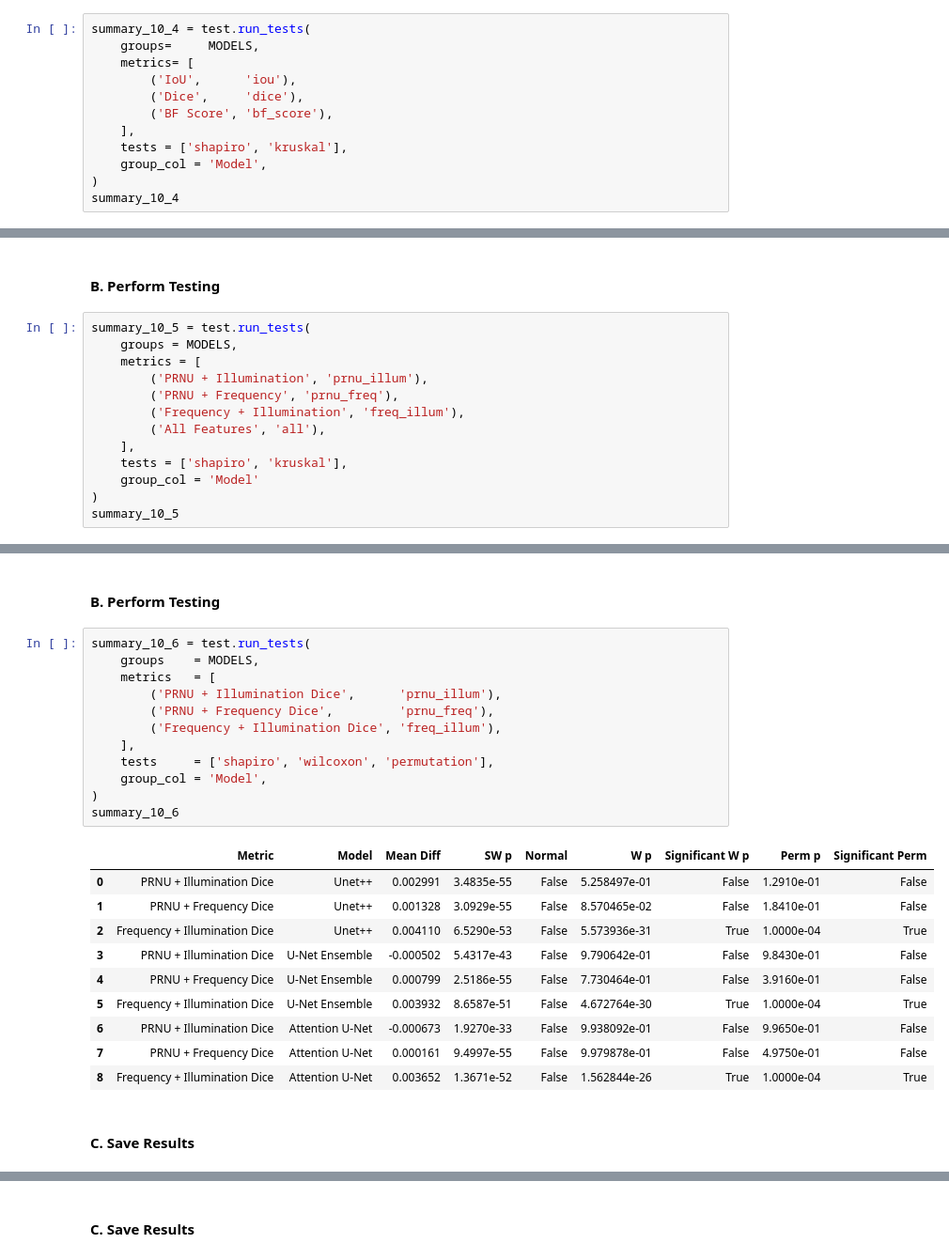
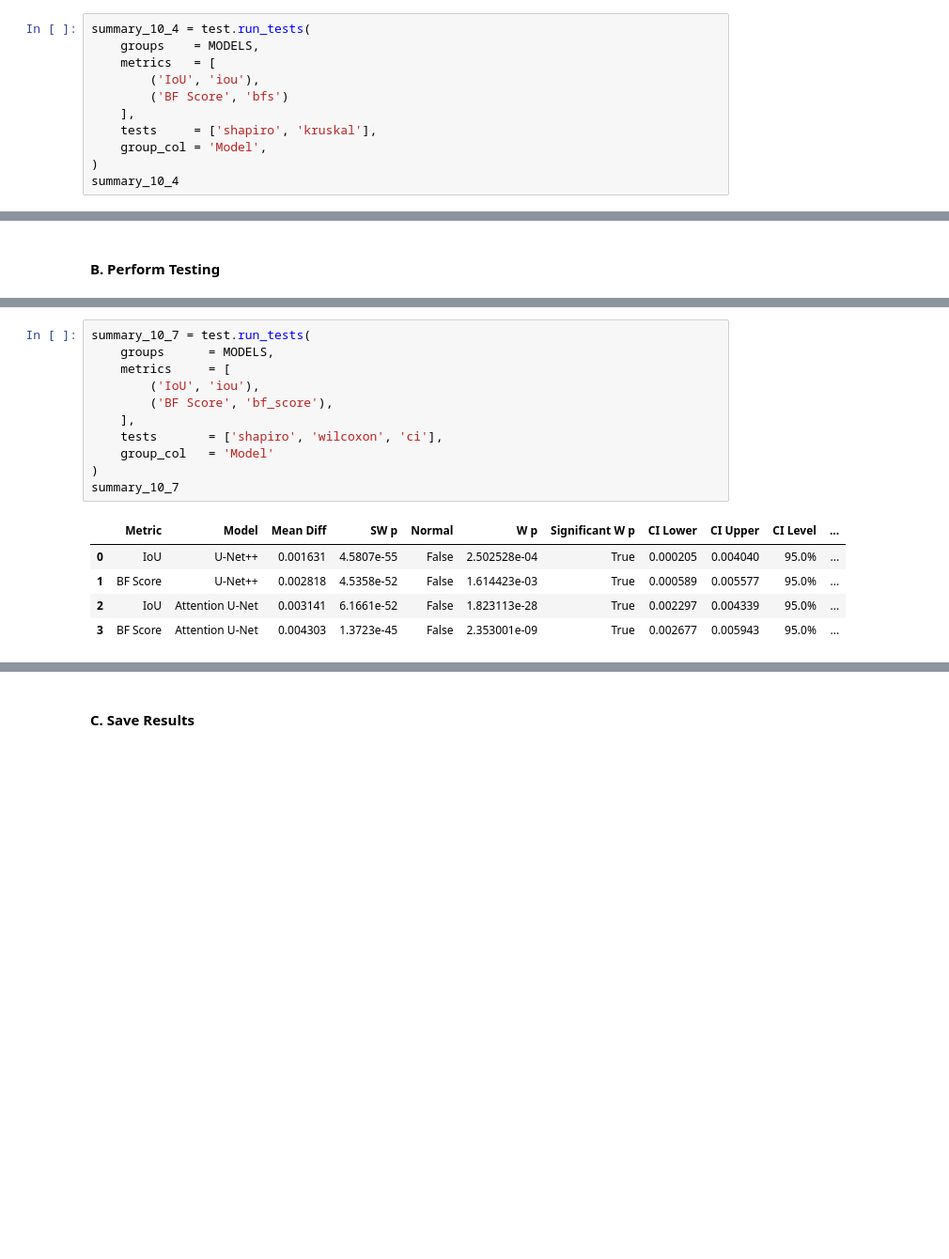
Before and after one commit to JeserylMae/unet-ensemble, a Jupyter notebook: notebooks/10_statistical_test.ipynb, the cells around one changed output, grey strips where cells are left out. Shown at 94% size. Cells and saved outputs as stored; diff of their text form; blank space fills up the shorter version.

```diff
--- a/notebooks/10_statistical_test.ipynb
+++ b/notebooks/10_statistical_test.ipynb
@@ -364,13 +292,12 @@ MODELS = {
 #### B. Perform Testing
 # %%
 summary_10_4 = test.run_tests(
-    groups=     MODELS,
-    metrics= [
-        ('IoU',      'iou'),
-        ('Dice',     'dice'),
-        ('BF Score', 'bf_score'),
+    groups    = MODELS,
+    metrics   = [
+        ('IoU', 'iou'),
+        ('BF Score', 'bfs')
     ],
-    tests = ['shapiro', 'kruskal'],
+    tests     = ['shapiro', 'kruskal'],
     group_col = 'Model',
 )
 summary_10_4
@@ -440,15 +364,2 @@ MODELS = {
 # %% [markdown]
 #### B. Perform Testing
-# %%
-summary_10_5 = test.run_tests(
-    groups = MODELS,
-    metrics = [
-        ('PRNU + Illumination', 'prnu_illum'),
-        ('PRNU + Frequency', 'prnu_freq'),
-        ('Frequency + Illumination', 'freq_illum'),
-        ('All Features', 'all'),
-    ],
-    tests = ['shapiro', 'kruskal'],
-    group_col = 'Model'
-)
-summary_10_5
@@ -507,27 +366,17 @@ MODELS = {
-# %% [markdown]
-#### B. Perform Testing
 # %%
-summary_10_6 = test.run_tests(
-    groups    = MODELS,
-    metrics   = [
-        ('PRNU + Illumination Dice',      'prnu_illum'),
-        ('PRNU + Frequency Dice',         'prnu_freq'),
-        ('Frequency + Illumination Dice', 'freq_illum'),
+summary_10_7 = test.run_tests(
+    groups      = MODELS,
+    metrics     = [
+        ('IoU', 'iou'),
+        ('BF Score', 'bf_score'),
     ],
-    tests     = ['shapiro', 'wilcoxon', 'permutation'],
-    group_col = 'Model',
+    tests       = ['shapiro', 'wilcoxon', 'ci'],
+    group_col   = 'Model'
 )
-summary_10_6
+summary_10_7
 # %% [output]
-|  | Metric | Model | Mean Diff | SW p | Normal | W p | Significant W p | Perm p | Significant Perm |
-| 0 | PRNU + Illumination Dice | Unet++ | 0.002991 | 3.4835e-55 | False | 5.258497e-01 | False | 1.2910e-01 | False |
-| 1 | PRNU + Frequency Dice | Unet++ | 0.001328 | 3.0929e-55 | False | 8.570465e-02 | False | 1.8410e-01 | False |
-| 2 | Frequency + Illumination Dice | Unet++ | 0.004110 | 6.5290e-53 | False | 5.573936e-31 | True | 1.0000e-04 | True |
-| 3 | PRNU + Illumination Dice | U-Net Ensemble | -0.000502 | 5.4317e-43 | False | 9.790642e-01 | False | 9.8430e-01 | False |
-| 4 | PRNU + Frequency Dice | U-Net Ensemble | 0.000799 | 2.5186e-55 | False | 7.730464e-01 | False | 3.9160e-01 | False |
-| 5 | Frequency + Illumination Dice | U-Net Ensemble | 0.003932 | 8.6587e-51 | False | 4.672764e-30 | True | 1.0000e-04 | True |
-| 6 | PRNU + Illumination Dice | Attention U-Net | -0.000673 | 1.9270e-33 | False | 9.938092e-01 | False | 9.9650e-01 | False |
-| 7 | PRNU + Frequency Dice | Attention U-Net | 0.000161 | 9.4997e-55 | False | 9.979878e-01 | False | 4.9750e-01 | False |
-| 8 | Frequency + Illumination Dice | Attention U-Net | 0.003652 | 1.3671e-52 | False | 1.562844e-26 | True | 1.0000e-04 | True |
+|  | Metric | Model | Mean Diff | SW p | Normal | W p | Significant W p | CI Lower | CI Upper | CI Level | ... |
+| 0 | IoU | U-Net++ | 0.001631 | 4.5807e-55 | False | 2.502528e-04 | True | 0.000205 | 0.004040 | 95.0% | ... |
+| 1 | BF Score | U-Net++ | 0.002818 | 4.5358e-52 | False | 1.614423e-03 | True | 0.000589 | 0.005577 | 95.0% | ... |
+| 2 | IoU | Attention U-Net | 0.003141 | 6.1661e-52 | False | 1.823113e-28 | True | 0.002297 | 0.004339 | 95.0% | ... |
+| 3 | BF Score | Attention U-Net | 0.004303 | 1.3723e-45 | False | 2.353001e-09 | True | 0.002677 | 0.005943 | 95.0% | ... |
-# %% [markdown]
-#### C. Save Results
```
Also changed, not shown: parts of 45 cells of this notebook.
